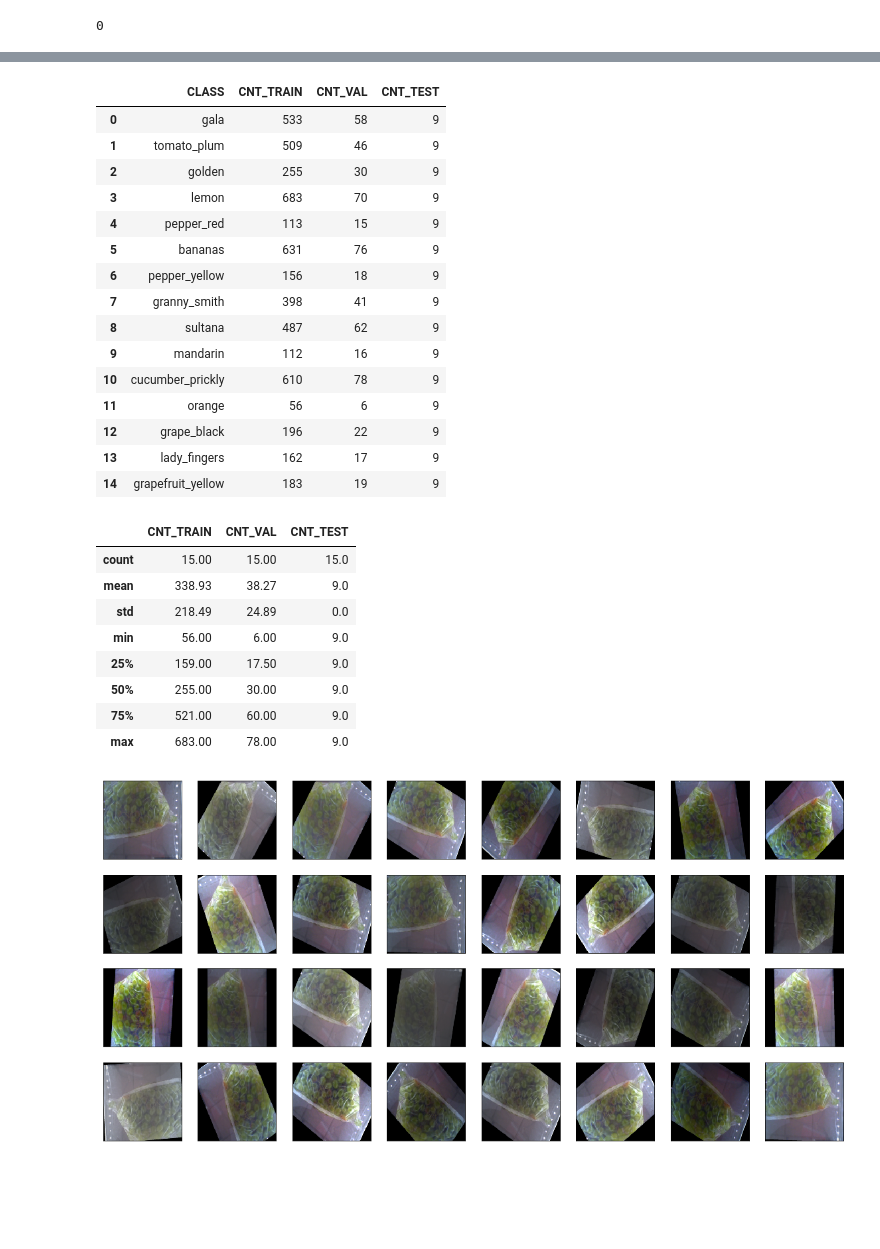
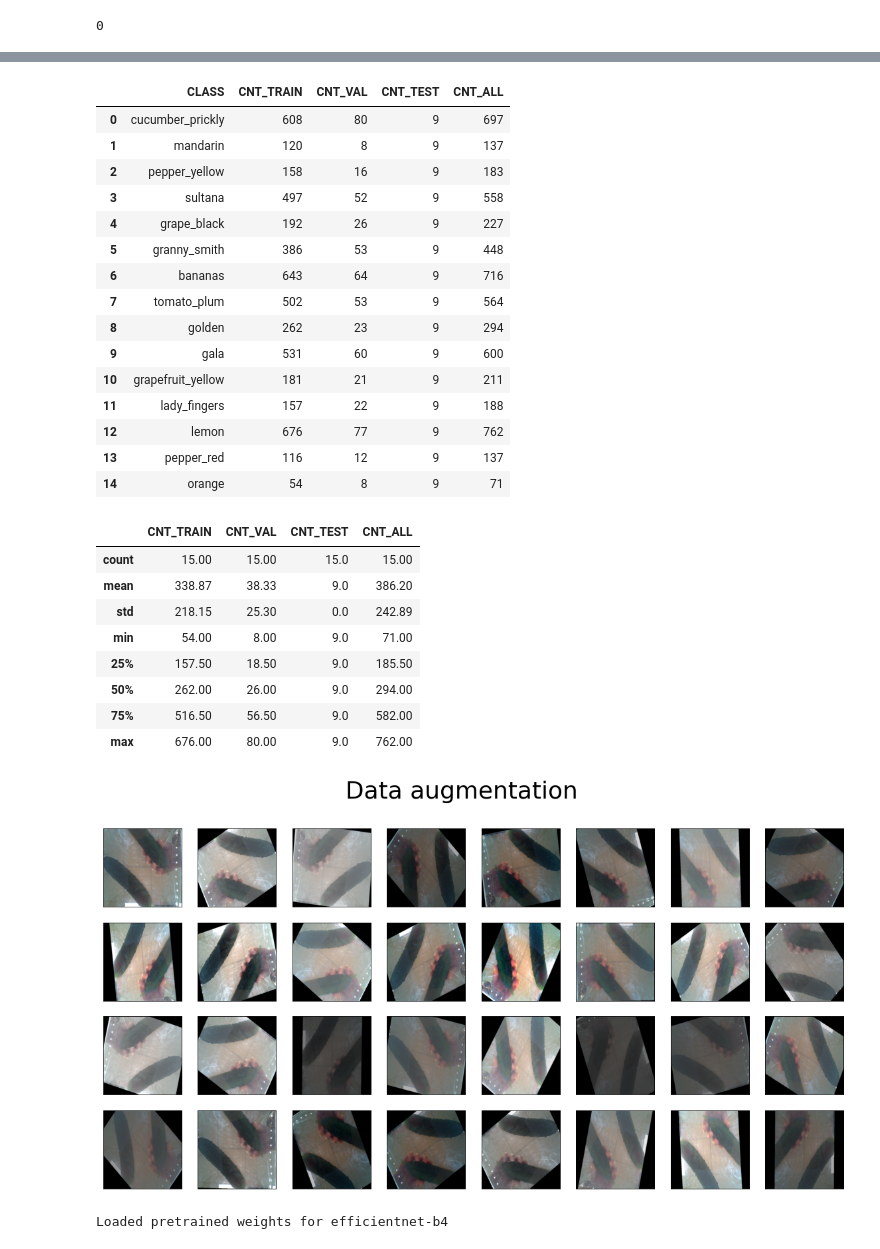
Before and after one commit to MihailMV/Fruits-and-vegetables, a Jupyter notebook: NN_fruits_and_vegetables.ipynb, the cells around one changed output, grey strips where cells are left out. Drawn from its saved outputs; the diff is of its cells as text; code cells hidden in the pictures; blank space fills up the shorter version.

```diff
--- a/NN_fruits_and_vegetables.ipynb
+++ b/NN_fruits_and_vegetables.ipynb
@@ -75,35 +97,36 @@ for class_name in class_list:
   cnt_test_list.append(len(os.listdir(os.path.join(DIR,DIR_TEST, class_name))))
 
 df = pd.DataFrame({'CLASS':class_list, 'CNT_TRAIN':cnt_train_list, 'CNT_VAL':cnt_val_list, 'CNT_TEST':cnt_test_list})
+df['CNT_ALL'] = df.sum(axis=1)
 del class_list, cnt_train_list, cnt_val_list, cnt_test_list
 # %%
 df
 # %% [output]
-|  | CLASS | CNT_TRAIN | CNT_VAL | CNT_TEST |
-| 0 | gala | 533 | 58 | 9 |
-| 1 | tomato_plum | 509 | 46 | 9 |
-| 2 | golden | 255 | 30 | 9 |
-| 3 | lemon | 683 | 70 | 9 |
-| 4 | pepper_red | 113 | 15 | 9 |
-| 5 | bananas | 631 | 76 | 9 |
-| 6 | pepper_yellow | 156 | 18 | 9 |
-| 7 | granny_smith | 398 | 41 | 9 |
-| 8 | sultana | 487 | 62 | 9 |
-| 9 | mandarin | 112 | 16 | 9 |
-| 10 | cucumber_prickly | 610 | 78 | 9 |
-| 11 | orange | 56 | 6 | 9 |
-| 12 | grape_black | 196 | 22 | 9 |
-| 13 | lady_fingers | 162 | 17 | 9 |
-| 14 | grapefruit_yellow | 183 | 19 | 9 |
+|  | CLASS | CNT_TRAIN | CNT_VAL | CNT_TEST | CNT_ALL |
+| 0 | cucumber_prickly | 608 | 80 | 9 | 697 |
+| 1 | mandarin | 120 | 8 | 9 | 137 |
+| 2 | pepper_yellow | 158 | 16 | 9 | 183 |
+| 3 | sultana | 497 | 52 | 9 | 558 |
+| 4 | grape_black | 192 | 26 | 9 | 227 |
+| 5 | granny_smith | 386 | 53 | 9 | 448 |
+| 6 | bananas | 643 | 64 | 9 | 716 |
+| 7 | tomato_plum | 502 | 53 | 9 | 564 |
+| 8 | golden | 262 | 23 | 9 | 294 |
+| 9 | gala | 531 | 60 | 9 | 600 |
+| 10 | grapefruit_yellow | 181 | 21 | 9 | 211 |
+| 11 | lady_fingers | 157 | 22 | 9 | 188 |
+| 12 | lemon | 676 | 77 | 9 | 762 |
+| 13 | pepper_red | 116 | 12 | 9 | 137 |
+| 14 | orange | 54 | 8 | 9 | 71 |
 # %%
 df.describe()
 # %% [output]
-|  | CNT_TRAIN | CNT_VAL | CNT_TEST |
-| count | 15.00 | 15.00 | 15.0 |
-| mean | 338.93 | 38.27 | 9.0 |
-| std | 218.49 | 24.89 | 0.0 |
-| min | 56.00 | 6.00 | 9.0 |
-| 25% | 159.00 | 17.50 | 9.0 |
-| 50% | 255.00 | 30.00 | 9.0 |
-| 75% | 521.00 | 60.00 | 9.0 |
-| max | 683.00 | 78.00 | 9.0 |
+|  | CNT_TRAIN | CNT_VAL | CNT_TEST | CNT_ALL |
+| count | 15.00 | 15.00 | 15.0 | 15.00 |
+| mean | 338.87 | 38.33 | 9.0 | 386.20 |
+| std | 218.15 | 25.30 | 0.0 | 242.89 |
+| min | 54.00 | 8.00 | 9.0 | 71.00 |
+| 25% | 157.50 | 18.50 | 9.0 | 185.50 |
+| 50% | 262.00 | 26.00 | 9.0 | 294.00 |
+| 75% | 516.50 | 56.50 | 9.0 | 582.00 |
+| max | 676.00 | 80.00 | 9.0 | 762.00 |
@@ -142,24 +157,25 @@ val_dataloader = torch.utils.data.DataLoader(
 # %%
 fig=plt.figure(figsize=(20, 10))
 fig.set(facecolor = 'white')
+fig.suptitle('Data augmentation', fontsize= 36)
 
 columns = 8
 rows = 4
-class_name = 'sultana'
-num_photo = 5
+class_name = df['CLASS'][np.random.randint(df.shape[0])]
+num_photo = np.random.randint(len(os.listdir(os.path.join(DIR,DIR_TRAIN, class_name))))
 img = Image.open(os.path.join(DIR,DIR_TRAIN,class_name,os.listdir(os.path.join(DIR,DIR_TRAIN, class_name))[num_photo]))
 
 for i in range(columns * rows):
     fig.add_subplot(rows, columns, i + 1)
     if (i == 0):
       plt.imshow((val_transforms(img).permute(1, 2, 0).numpy() * STD + MEAN).clip(0, 1))
     else:
       plt.imshow((train_transforms(img).permute(1, 2, 0).numpy() * STD + MEAN).clip(0, 1))
     plt.gca().axes.get_yaxis().set_visible(False)
     plt.gca().axes.get_xaxis().set_visible(False)
 plt.show()
 # %% [output]
-[figure, old version]
+[figure, new version]
 # %%
 def train_model(model, fun_loss, optimizer, scheduler, cnt_epochs, hist = None):
   if (hist == None):
@@ -207,12 +220,7 @@ def train_model(model, fun_loss, optimizer, scheduler, cnt_epochs, hist = None):
     print(f"Epoch {epoch}/{start_epoch+cnt_epochs-1}: Train: Loss: {hist['Train loss'][-1]:.4f}, F1 score: {hist['Train F1'][-1]:.4f}   Val: Loss: {hist['Val loss'][-1]:.4f}, F1 score: {hist['Val F1'][-1]:.4f}")
   return model, hist
 # %%
-model = models.resnet50(pretrained=True)
-
-#for param in model.parameters():
-#    param.requires_grad = False
-
-model.fc = torch.nn.Linear(model.fc.in_features, len(train_dataset.classes))
+model = EfficientNet.from_pretrained("efficientnet-b4", num_classes = len(train_dataset.classes))
 
 device = torch.device("cuda:0" if torch.cuda.is_available() else "cpu")
 model = model.to(device)
@@ -223,4 +231,6 @@ cl_weight = max([cnt for cnt in cl_cnt.values()]) / torch.tensor([cl_cnt[cl] for
 loss = torch.nn.CrossEntropyLoss(weight=cl_weight.float())
 optimizer = torch.optim.Adam(model.parameters(), lr=1e-4,  amsgrad=True)
 scheduler = torch.optim.lr_scheduler.ReduceLROnPlateau(optimizer, factor = 0.3, patience=3, threshold= 0.01, verbose=True)
+# %% [output]
+Loaded pretrained weights for efficientnet-b4
 # %%
```
Also changed, not shown: parts of 47 cells of this notebook.
